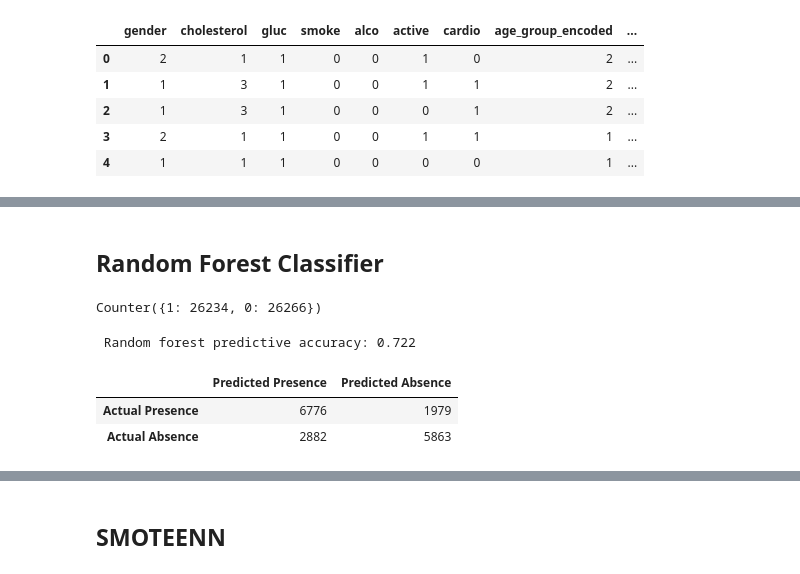
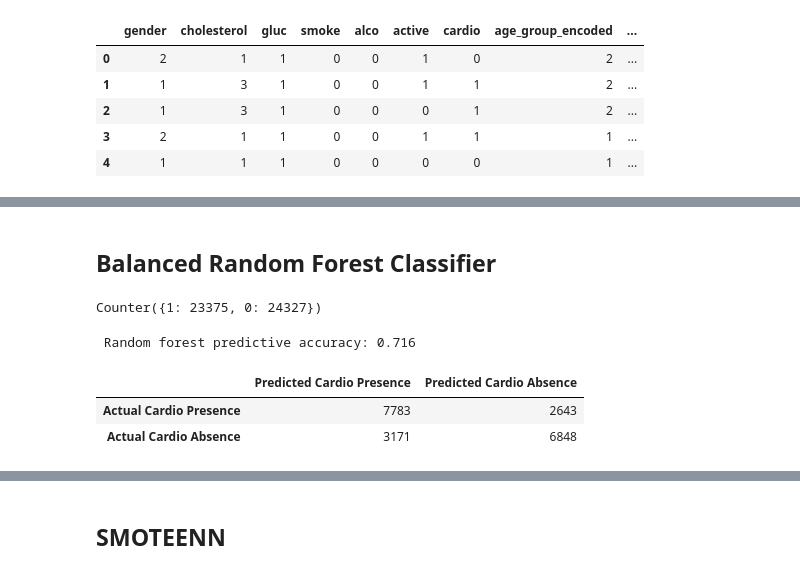
Before and after one commit to pasmi369/Heart_Analysis_Detection_Project, a Jupyter notebook: Testing_Models.ipynb, the cells around one changed output, grey strips where cells are left out. Drawn from its saved outputs; the diff is of its cells as text; code cells hidden in the pictures.

```diff
--- a/Testing_Models.ipynb
+++ b/Testing_Models.ipynb
@@ -85,0 +75,17 @@ cardio_df['ap_lo_status_encoded'] = cardio_df['ap_lo_status'].map( {"normal":0,"
+# %%
+# Ranges based on https://www.healthline.com/health/high-blood-pressure-hypertension/blood-pressure-reading-explained
+# Create ap_hi ranges
+size_bins = [0,119,129,139,179]
+group_names = ["normal","elevated","high_blood_pressure_1","high_blood_pressure_2"]
+cardio_filtered["ap_hi_status"] = pd.cut(cardio_filtered["ap_hi"], size_bins, labels = group_names)
+
+# encode the ap_hi_status
+cardio_filtered['ap_hi_status_encoded'] = cardio_filtered['ap_hi_status'].map( {"normal":0, "elevated":1, "high_blood_pressure_1":2, "high_blood_pressure_2":3})
+
+# Create ap_lo ranges
+size_bins = [0,79,89,119,910]
+group_names = ["normal","high_blood_pressure_1","high_blood_pressure_2","hypertensive_crisis"]
+cardio_filtered["ap_lo_status"] = pd.cut(cardio_filtered["ap_lo"], size_bins, labels = group_names)
+
+# encode the ap_lo_status
+cardio_filtered['ap_lo_status_encoded'] = cardio_filtered['ap_lo_status'].map( {"normal":0,"high_blood_pressure_1":1, "high_blood_pressure_2":2,"hypertensive_crisis":3})
@@ -87,7 +105,7 @@ cardio_df['ap_lo_status_encoded'] = cardio_df['ap_lo_status'].map( {"normal":0,"
 # Split the Data into Training and Testing
 # %%
 # drop the irrelevent columns from the dataframe
-cardio_train_df = cardio_df.drop(columns=['id','age','age_group','height','weight','bmi','bmi_status','age_year','ap_hi','ap_hi_status','ap_lo','ap_lo_status'])
+cardio_train_df = cardio_filtered.drop(columns=['id','age','age_group','height','weight','bmi','bmi_status','age_year','ap_hi','ap_hi_status','ap_lo','ap_lo_status'])
 cardio_train_df.head()
 # %% [output]
 |  | gender | cholesterol | gluc | smoke | alco | active | cardio | age_group_encoded | ... |
@@ -138,36 +156,36 @@ y.value_counts()
 Name: cardio, dtype: int64
 # %%
 from sklearn.model_selection import train_test_split
-X_train, X_test, y_train, y_test = train_test_split(X, y, random_state=1, stratify=y)
+X_train, X_test, y_train, y_test = train_test_split(X, y, random_state=1, train_size=0.7, test_size=0.3, stratify=y)
 # %% [markdown]
-## Random Forest Classifier
+## Balanced Random Forest Classifier
 # %%
 # Resample the training data with the BalancedRandomForestClassifier
 from imblearn.ensemble import BalancedRandomForestClassifier
-brf_model = BalancedRandomForestClassifier(n_estimators=130, random_state=1)
+brf_model = BalancedRandomForestClassifier(n_estimators=150, random_state=1)
 
 # Fitting the model
 brf_model.fit(X_train, y_train)
 Counter(y_train)
 # %% [output]
-Counter({1: 26234, 0: 26266})
+Counter({1: 23375, 0: 24327})
-# %%
-# Evaluate the model
-y_pred = brf_model.predict(X_test)
-print(f" Random forest predictive accuracy: {accuracy_score(y_test,y_pred):.3f}")
-# %% [output]
- Random forest predictive accuracy: 0.722
+# %%
+# Evaluate the model
+y_pred = brf_model.predict(X_test)
+print(f" Random forest predictive accuracy: {accuracy_score(y_test,y_pred):.3f}")
+# %% [output]
+ Random forest predictive accuracy: 0.716
 # %%
 # Display the confusion matrix
 cm = confusion_matrix(y_test, y_pred)
 # Create a DataFrame from the confusion matrix.
 cm_df = pd.DataFrame(
-    cm, index=["Actual Presence", "Actual Absence"], columns=["Predicted Presence", "Predicted Absence"])
+    cm, index=["Actual Cardio Presence", "Actual Cardio Absence"], columns=["Predicted Cardio Presence", "Predicted Cardio Absence"])
 cm_df
 # %% [output]
-|  | Predicted Presence | Predicted Absence |
-| Actual Presence | 6776 | 1979 |
-| Actual Absence | 2882 | 5863 |
+|  | Predicted Cardio Presence | Predicted Cardio Absence |
+| Actual Cardio Presence | 7783 | 2643 |
+| Actual Cardio Absence | 3171 | 6848 |
 # %%
 # Print the imbalanced classification report
 from imblearn.metrics import classification_report_imbalanced
```
Also changed, not shown: parts of 37 cells of this notebook.
